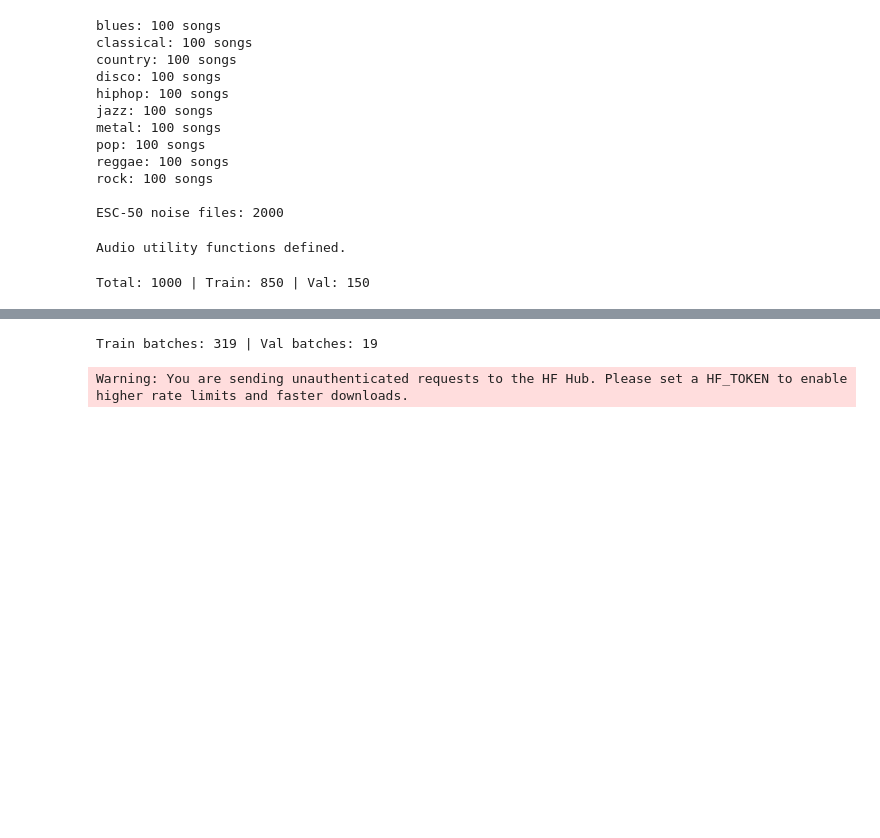
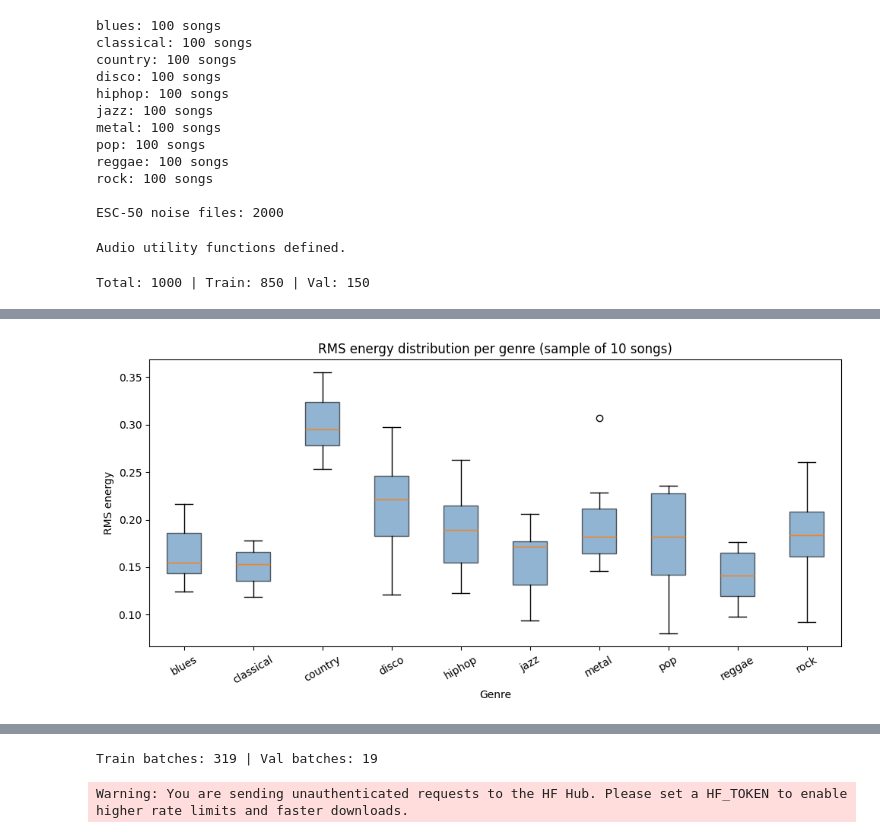
Before and after one commit to Bhawna2722/Music-Genre-Classifier, a Jupyter notebook: Notebook/Final_notebook.ipynb, the cells around one changed output, grey strips where cells are left out. Drawn from its saved outputs; the diff is of its cells as text; code cells hidden in the pictures; blank space fills up the shorter version.

```diff
--- a/Notebook/Final_notebook.ipynb
+++ b/Notebook/Final_notebook.ipynb
@@ -150,0 +217,20 @@ Total: 1000 | Train: 850 | Val: 150
+# %%
+# ─── EDA 3: RMS Energy Distribution across Genres ───────────────────────────
+rms_data = {genre: [] for genre in GENRES}
+
+for genre in GENRES:
+    for song_dir in stem_index[genre][:10]:   # sample 10 songs per genre
+        audio = same_song_mix(song_dir)
+        rms_data[genre].append(float(np.sqrt(np.mean(audio ** 2))))
+
+fig, ax = plt.subplots(figsize=(10, 5))
+ax.boxplot([rms_data[g] for g in GENRES], labels=GENRES, patch_artist=True,
+           boxprops=dict(facecolor='steelblue', alpha=0.6))
+ax.set_title('RMS energy distribution per genre (sample of 10 songs)')
+ax.set_ylabel('RMS energy')
+ax.set_xlabel('Genre')
+plt.xticks(rotation=30)
+plt.tight_layout()
+plt.show()
+# %% [output]
+[figure, added]
```
Also changed, not shown: parts of 4 cells of this notebook.
